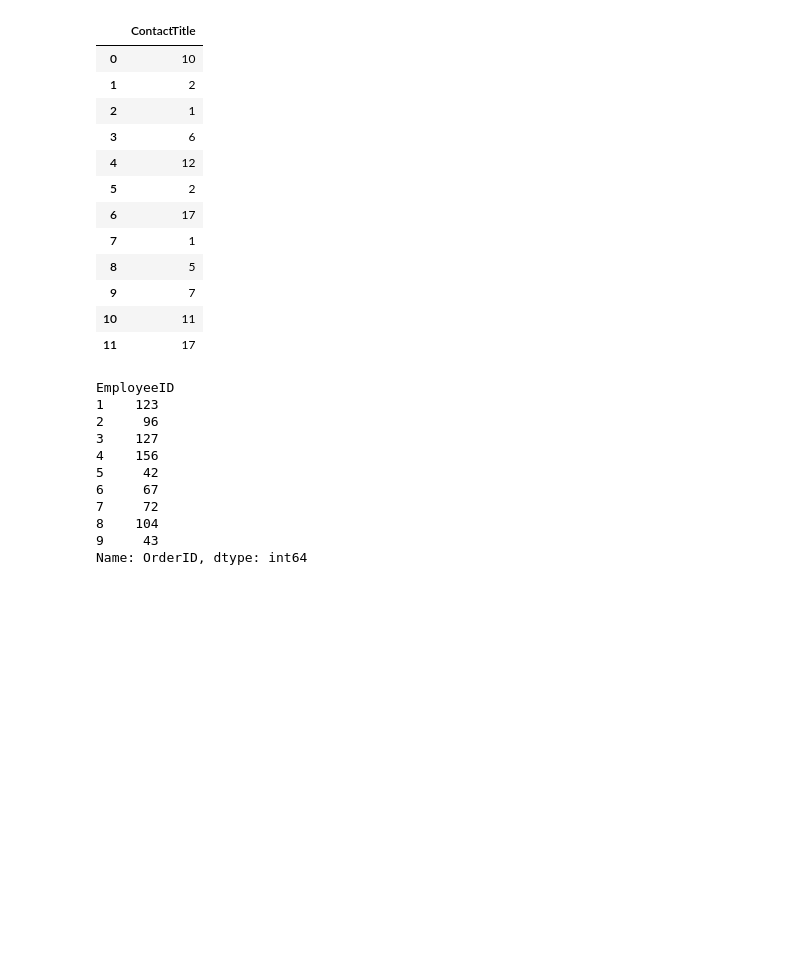
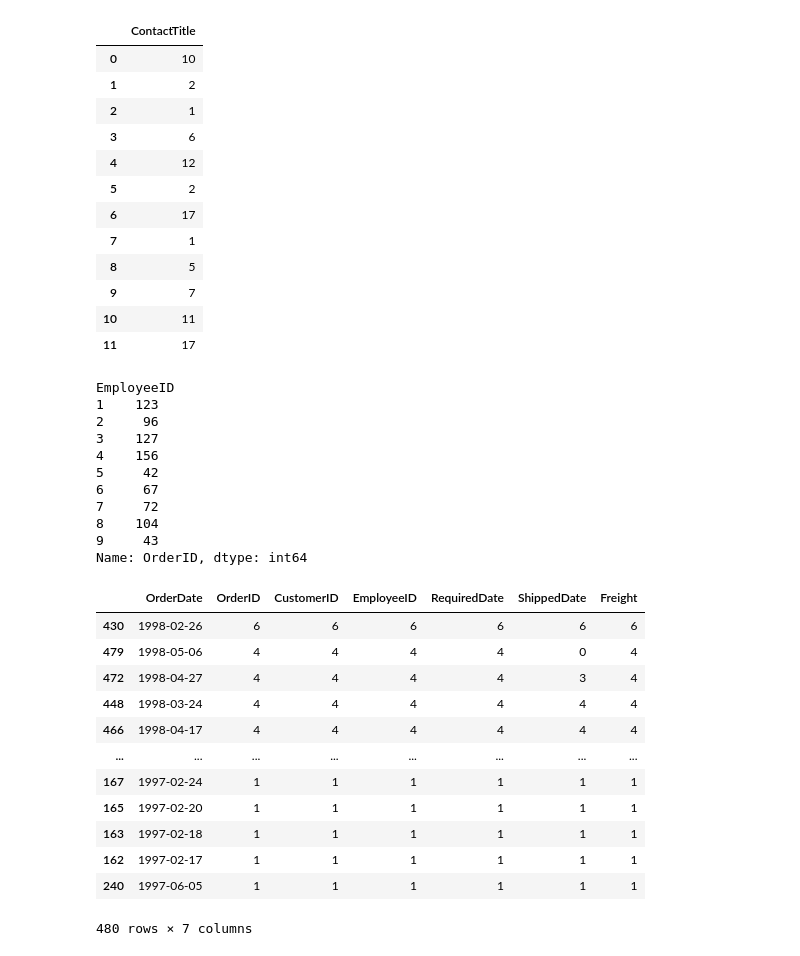
Before and after one commit to Sinrez/PythonProjects, a Jupyter notebook: pandas_stepic.ipynb, the cells around one changed output. Drawn from its saved outputs; the diff is of its cells as text; code cells hidden in the pictures; blank space fills up the shorter version.

```diff
--- a/pandas_stepic.ipynb
+++ b/pandas_stepic.ipynb
@@ -492,3 +493,19 @@ EmployeeID
 Name: OrderID, dtype: int64
 # %%
 df_o['OrderDate']= df_o['OrderDate'].astype('datetime64')
+# %%
+df_o.groupby('OrderDate', as_index=False).count().sort_values('OrderID', ascending=False)
+# %% [output]
+|  | OrderDate | OrderID | CustomerID | EmployeeID | RequiredDate | ShippedDate | Freight |
+| 430 | 1998-02-26 | 6 | 6 | 6 | 6 | 6 | 6 |
+| 479 | 1998-05-06 | 4 | 4 | 4 | 4 | 0 | 4 |
+| 472 | 1998-04-27 | 4 | 4 | 4 | 4 | 3 | 4 |
+| 448 | 1998-03-24 | 4 | 4 | 4 | 4 | 4 | 4 |
+| 466 | 1998-04-17 | 4 | 4 | 4 | 4 | 4 | 4 |
+| ... | ... | ... | ... | ... | ... | ... | ... |
+| 167 | 1997-02-24 | 1 | 1 | 1 | 1 | 1 | 1 |
+| 165 | 1997-02-20 | 1 | 1 | 1 | 1 | 1 | 1 |
+| 163 | 1997-02-18 | 1 | 1 | 1 | 1 | 1 | 1 |
+| 162 | 1997-02-17 | 1 | 1 | 1 | 1 | 1 | 1 |
+| 240 | 1997-06-05 | 1 | 1 | 1 | 1 | 1 | 1 |
+480 rows × 7 columns
```
Also changed, not shown: parts of 26 cells of this notebook.
